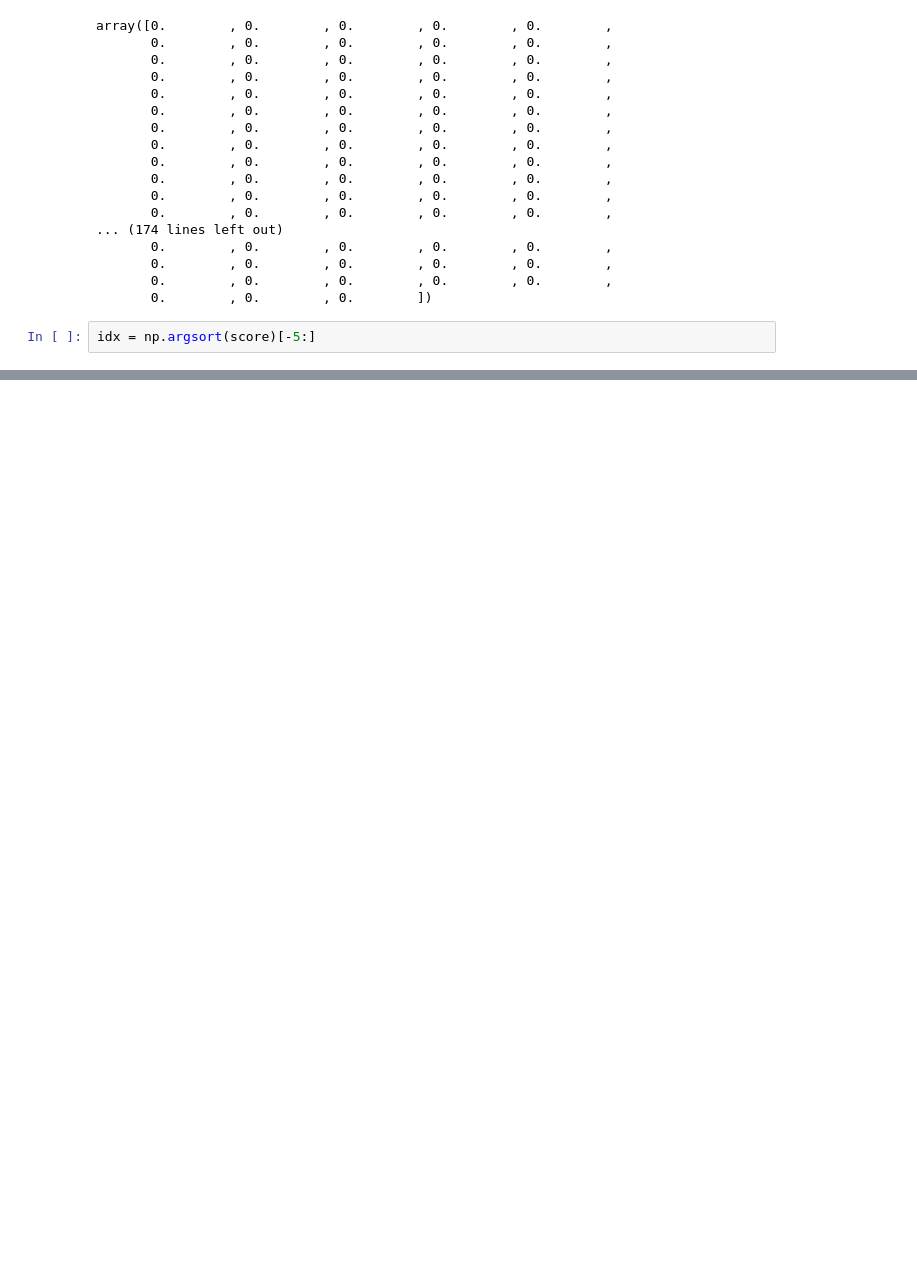
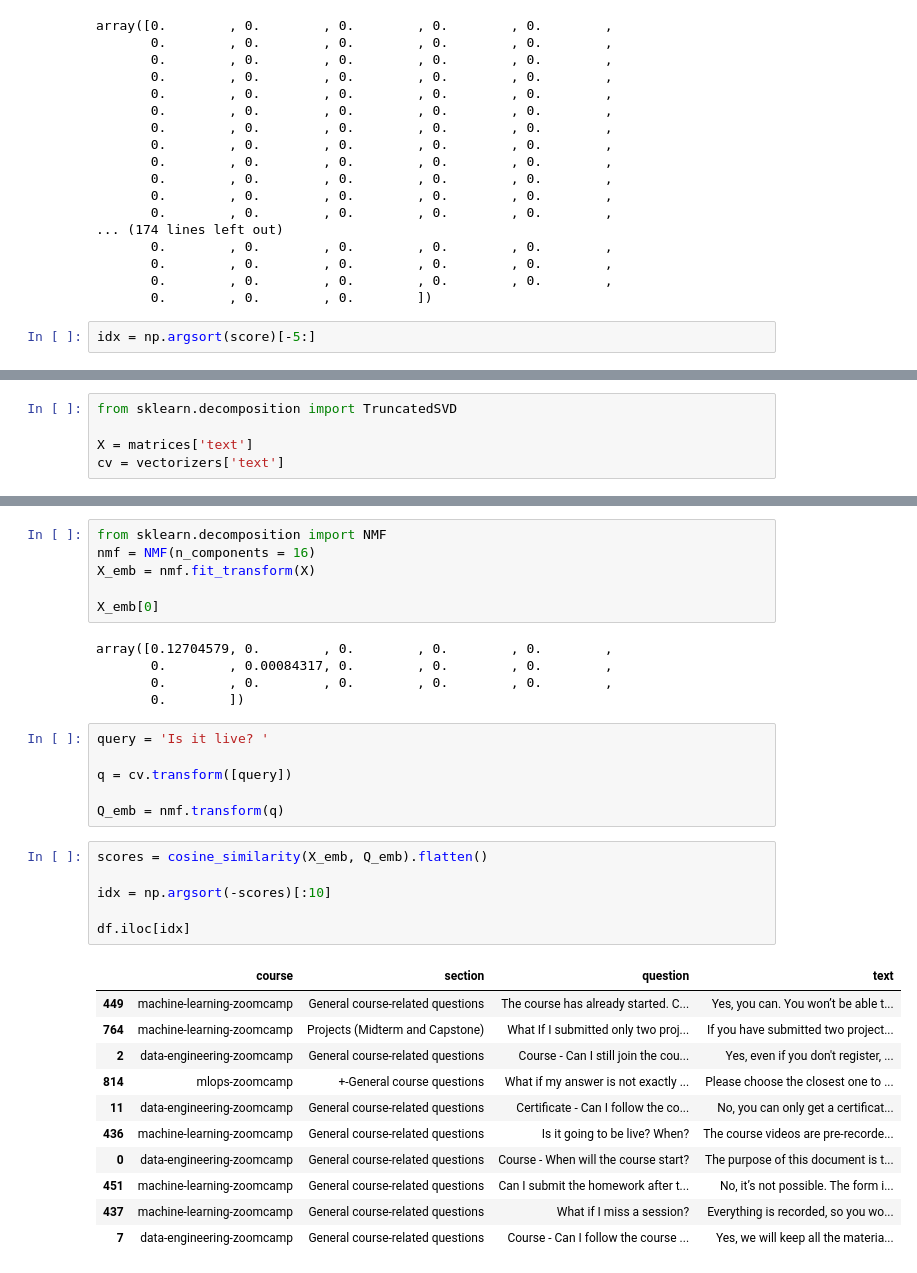
Before and after one commit to Shalom5693/own_search_engine, a Jupyter notebook: notebook.ipynb, the cells around one changed output, grey strips where cells are left out. Cells and saved outputs as stored; diff of their text form; blank space fills up the shorter version.

```diff
--- a/notebook.ipynb
+++ b/notebook.ipynb
@@ -337,0 +336,5 @@ df.iloc[idx]
+# %%
+from sklearn.decomposition import TruncatedSVD
+
+X = matrices['text']
+cv = vectorizers['text']
@@ -337,0 +386,35 @@ df.iloc[idx]
+# %%
+from sklearn.decomposition import NMF
+nmf = NMF(n_components = 16)
+X_emb = nmf.fit_transform(X)
+
+X_emb[0]
+# %% [output]
+array([0.12704579, 0.        , 0.        , 0.        , 0.        ,
+       0.        , 0.00084317, 0.        , 0.        , 0.        ,
+       0.        , 0.        , 0.        , 0.        , 0.        ,
+       0.        ])
+# %%
+query = 'Is it live? '
+
+q = cv.transform([query])
+
+Q_emb = nmf.transform(q)
+# %%
+scores = cosine_similarity(X_emb, Q_emb).flatten()
+
+idx = np.argsort(-scores)[:10]
+
+df.iloc[idx]
+# %% [output]
+|  | course | section | question | text |
+| 449 | machine-learning-zoomcamp | General course-related questions | The course has already started. C... | Yes, you can. You won’t be able t... |
+| 764 | machine-learning-zoomcamp | Projects (Midterm and Capstone) | What If I submitted only two proj... | If you have submitted two project... |
+| 2 | data-engineering-zoomcamp | General course-related questions | Course - Can I still join the cou... | Yes, even if you don't register, ... |
+| 814 | mlops-zoomcamp | +-General course questions | What if my answer is not exactly ... | Please choose the closest one to ... |
+| 11 | data-engineering-zoomcamp | General course-related questions | Certificate - Can I follow the co... | No, you can only get a certificat... |
+| 436 | machine-learning-zoomcamp | General course-related questions | Is it going to be live? When? | The course videos are pre-recorde... |
+| 0 | data-engineering-zoomcamp | General course-related questions | Course - When will the course start? | The purpose of this document is t... |
+| 451 | machine-learning-zoomcamp | General course-related questions | Can I submit the homework after t... | No, it’s not possible. The form i... |
+| 437 | machine-learning-zoomcamp | General course-related questions | What if I miss a session? | Everything is recorded, so you wo... |
+| 7 | data-engineering-zoomcamp | General course-related questions | Course - Can I follow the course ... | Yes, we will keep all the materia... |
```
Also changed, not shown: parts of 27 cells of this notebook.
